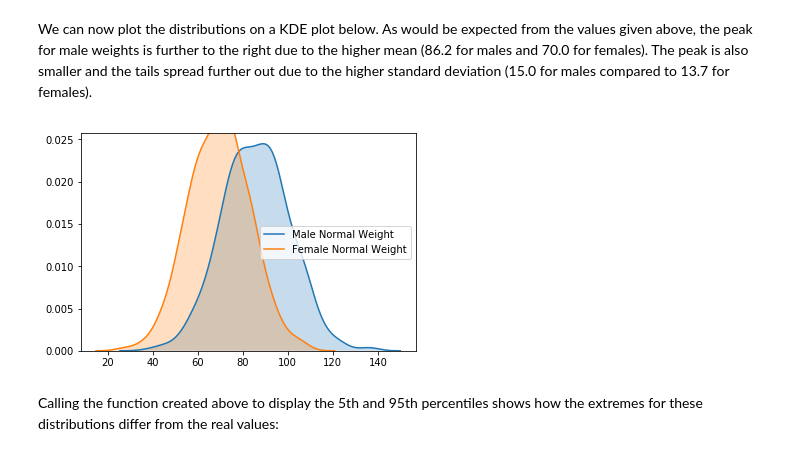
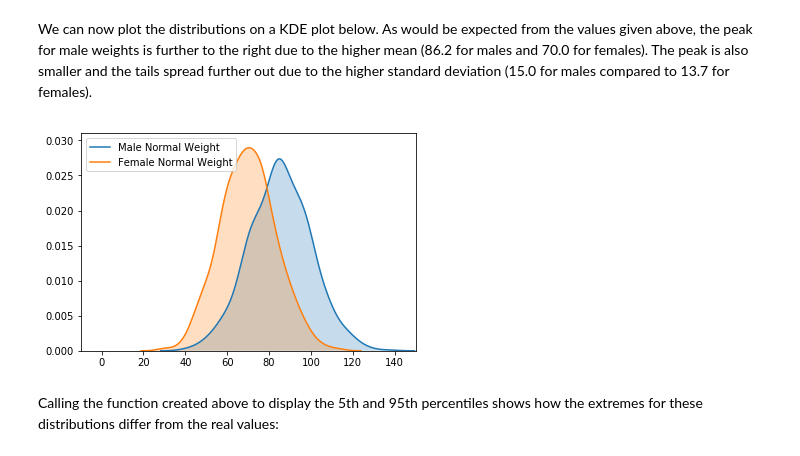
Before and after one commit to declanbarr/simulated-dataset, a Jupyter notebook: simulated-dataset.ipynb, the cells around one changed output. Drawn from its saved outputs; the diff is of its cells as text; code cells hidden in the pictures.

Commit message:
Adjusted x and y limits for KDE plots

```diff
--- a/simulated-dataset.ipynb
+++ b/simulated-dataset.ipynb
@@ -199,10 +199,15 @@ We can now plot the distributions on a KDE plot below. As would be expected from
 # %%
 # Plotting distributions on a KDE plot using seaborn
 sns.kdeplot(maleWeightDist, shade=True, label="Male Normal Weight")
 sns.kdeplot(femaleWeightDist, shade=True, label="Female Normal Weight")
+
+# Control x and y limits
+# Adapted from https://python-graph-gallery.com/44-control-axis-limits-of-plot-seaborn/
+plt.ylim(0, 0.031)
+plt.xlim(-10, 150)
 plt.legend();
 # %% [output]
-[figure, old version]
+[figure, new version]
 # %% [markdown]
 Calling the function created above to display the 5th and 95th percentiles shows how the extremes for these distributions differ from the real values:
 # %%
```
Also changed, not shown: parts of 17 cells of this notebook.
